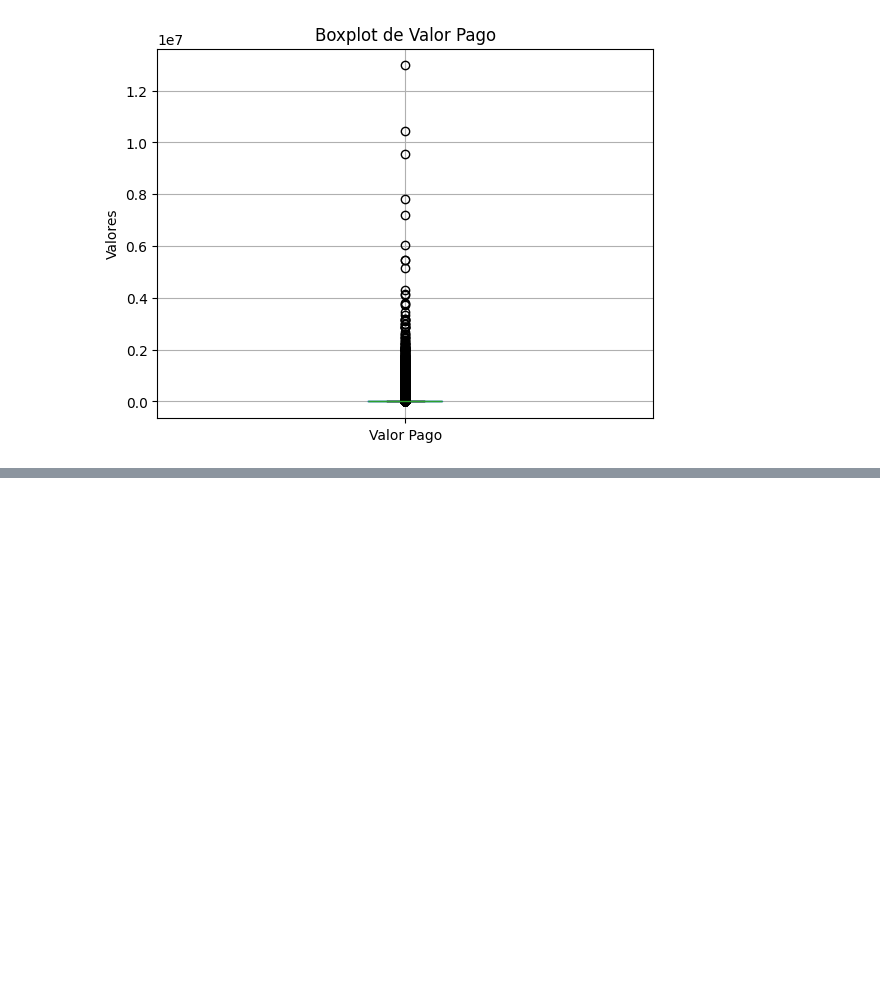
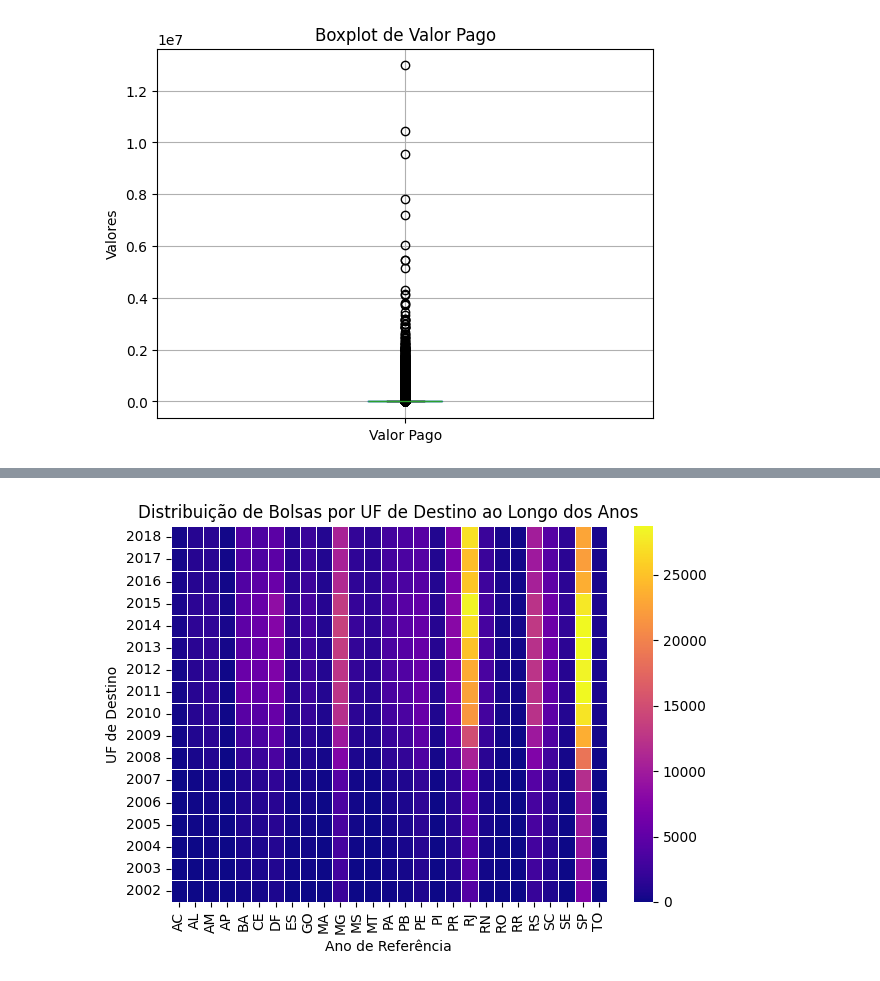
Before and after one commit to SidneyJunior01234/CD_IMD-EDA_AUX_BOLS_CNPq, a Jupyter notebook: Notebooks/EDA_CNPq.ipynb, the cells around one changed output, grey strips where cells are left out. Drawn from its saved outputs; the diff is of its cells as text; code cells hidden in the pictures; blank space fills up the shorter version.

```diff
--- a/Notebooks/EDA_CNPq.ipynb
+++ b/Notebooks/EDA_CNPq.ipynb
@@ -462,0 +501,3 @@ memory usage: 163.8+ MB
+# %%
+analise_1 = dataset.copy()
+analise_1.info()
@@ -462,0 +528,2 @@ memory usage: 163.8+ MB
+# %%
+analise_1 = analise_1.drop(analise_1[analise_1['Sigla UF Destino'] == ''].index)
@@ -462,0 +534,5 @@ memory usage: 163.8+ MB
+# %%
+analise_1['Ano Referência'] = analise_1['Ano Referência'].astype(int)
+analise_1 = analise_1.groupby(['Ano Referência', 'Sigla UF Destino']).size()
+analise_1 = analise_1.unstack(fill_value=0)
+analise_1
@@ -462,0 +560,11 @@ memory usage: 163.8+ MB
+# %%
+sns.heatmap(analise_1, cmap='plasma', linewidths=0.5)
+
+plt.title('Distribuição de Bolsas por UF de Destino ao Longo dos Anos', fontsize=12)
+plt.xlabel('Ano de Referência')
+plt.ylabel('UF de Destino')
+plt.tight_layout()
+plt.gca().invert_yaxis()
+plt.show()
+# %% [output]
+[figure, added]
```
Also changed, not shown: parts of 17 cells of this notebook.
